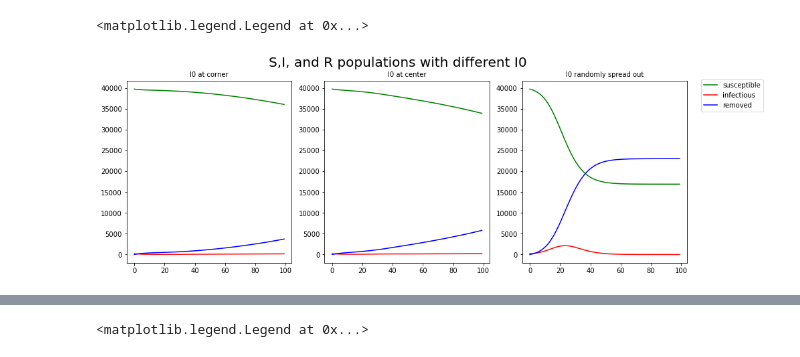
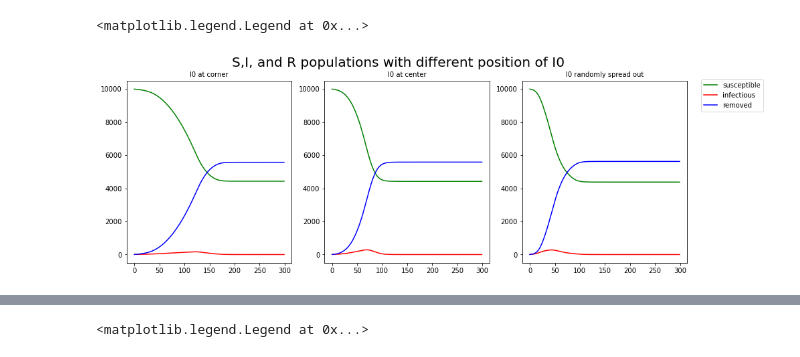
Before and after one commit to caam37830/project-group-0, a Jupyter notebook: sir/spatial_pde.ipynb, the cells around one changed output, grey strips where cells are left out. Saved outputs shown, nothing was run; the diff lists cells and outputs as text; code cells hidden in the pictures.

```diff
--- a/sir/spatial_pde.ipynb
+++ b/sir/spatial_pde.ipynb
@@ -108,21 +150,26 @@ fig.legend(lines, labels, bbox_to_anchor=(1.01, 0.9),loc = 'upper right')
 
 k = 0.4
 b = 0.6
-M = 200
-T = 100
+M = 100
+N = M**2
+T = 300
 p = 1
 
 fig, ax = plt.subplots(1,3, figsize=(15,5))
-fig.suptitle("S,I, and R populations with different I0",fontsize=20)
+fig.suptitle("S,I, and R populations with different position of I0",fontsize=20)
 
 # grids with 1s and 0s, 1s are the infected
 
-midpart = (np.random.rand(20,20)>0.5)*1
+midpart = (np.random.rand(5,5)>0.5)*1
 i0 = np.sum(midpart) # number of the infected
+
+I_max = []
+I_max_t = []
+total_infect = []
 
 ## 0
 I0 = np.zeros((M,M))
-I0[0:20,0:20] = midpart[:,:]
+I0[0:5,0:5] = midpart[:,:]
 I0 = I0.flatten()
 
 sol = spatial_PDE(N,b,k,p,T,I0,M)
@@ -135,6 +182,11 @@ for dayind in range(T):
     I.append(np.sum(sol.y[:,dayind][M**2:-M**2]))
     R.append(np.sum(sol.y[:,dayind][-M**2:]))
 
+Imax = np.max(I)
+I_max.append(Imax)
+I_max_t.append(I.index(Imax))
+total_infect.append(I[-1]+R[-1])
+
 ax[0].plot(list(range(T)), S, label="susceptible", c='g')
 ax[0].plot(list(range(T)), I, label="infectious", c='r')
 ax[0].plot(list(range(T)), R, label="removed", c='b')
@@ -142,8 +194,7 @@ ax[0].set_title(f"I0 at corner",fontsize=10)
 
 ## 1
 I0 = np.zeros((M,M))
-midpart = (np.random.rand(20,20)>0.5)*1
-I0[20:40,20:40] = midpart[:,:]
+I0[48:53,48:53] = midpart[:,:]
 I0 = I0.flatten()
 
 sol = spatial_PDE(N,b,k,p,T,I0,M)
@@ -155,32 +206,42 @@ for dayind in range(T):
     S.append(np.sum(sol.y[:,dayind][:M**2]))
     I.append(np.sum(sol.y[:,dayind][M**2:-M**2]))
     R.append(np.sum(sol.y[:,dayind][-M**2:]))
+
+Imax = np.max(I)
+I_max.append(Imax)
+I_max_t.append(I.index(Imax))
+total_infect.append(I[-1]+R[-1])
 
 ax[1].plot(list(range(T)), S, label="susceptible", c='g')
 ax[1].plot(list(range(T)), I, label="infectious", c='r')
 ax[1].plot(list(range(T)), R, label="removed", c='b')
 ax[1].set_title(f"I0 at center",fontsize=10)
 
 ## 2
 I0 = np.random.choice([1]*i0+[0]*(M*M-i0), size=(M**2), replace=False)
 
 sol = spatial_PDE(N,b,k,p,T,I0,M)
 
 S = []
 I = []
 R = []
 for dayind in range(T):
     S.append(np.sum(sol.y[:,dayind][:M**2]))
     I.append(np.sum(sol.y[:,dayind][M**2:-M**2]))
     R.append(np.sum(sol.y[:,dayind][-M**2:]))
 
+Imax = np.max(I)
+I_max.append(Imax)
+I_max_t.append(I.index(Imax))
+total_infect.append(I[-1]+R[-1])
+
 ax[2].plot(list(range(T)), S, label="susceptible", c='g')
 ax[2].plot(list(range(T)), I, label="infectious", c='r')
 ax[2].plot(list(range(T)), R, label="removed", c='b')
 ax[2].set_title(f"I0 randomly spread out",fontsize=10)
 
 lines, labels = fig.axes[-1].get_legend_handles_labels()
 fig.legend(lines, labels, bbox_to_anchor=(1.01, 0.9),loc = 'upper right')
 # %% [output]
 <matplotlib.legend.Legend at 0x...>
-[figure, old version]
+[figure, new version]
```
Also changed, not shown: parts of 5 cells of this notebook.
